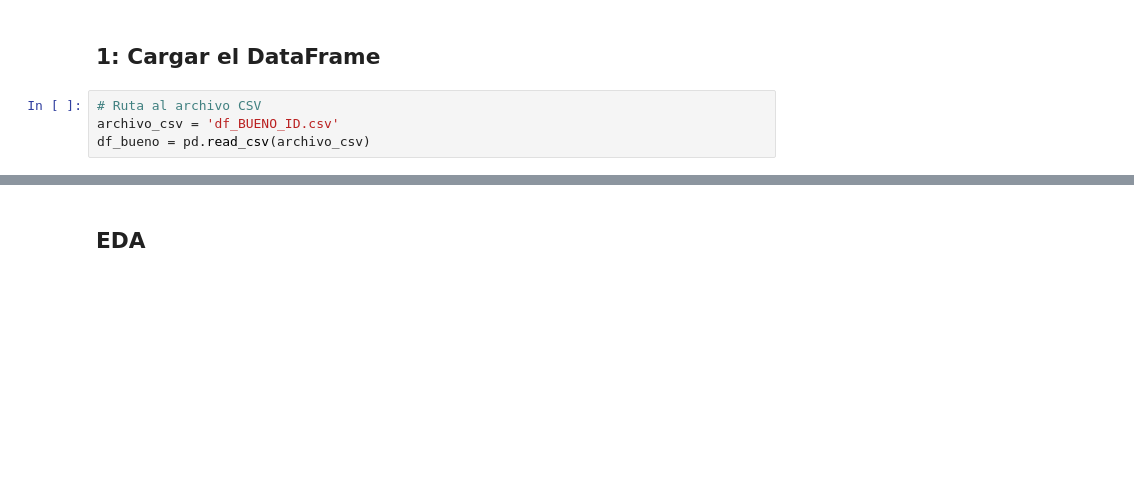
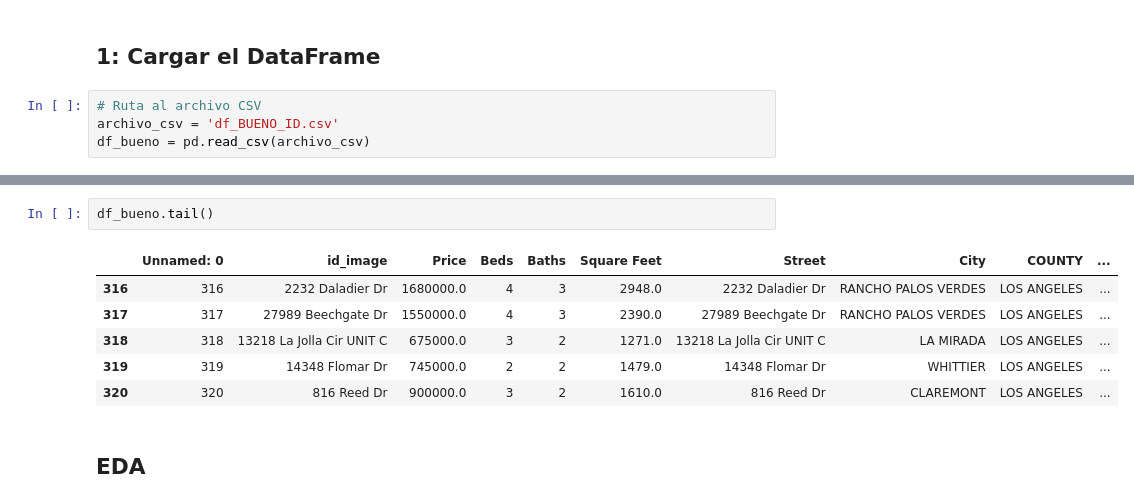
Before and after one commit to veronicasmn/Prediccion_del_Precio_de_una_Vivienda, a Jupyter notebook: imagenes.ipynb, the cells around one changed output, grey strips where cells are left out. Saved outputs shown, nothing was run; the diff lists cells and outputs as text; blank space fills up the shorter version.

```diff
--- a/imagenes.ipynb
+++ b/imagenes.ipynb
@@ -74,6 +38,15 @@ df_bueno.head()
 | 2 | 2 | 1982 44th Ave | 1450000.0 | 3 | 2 | 1150.0 | 1982 44th Ave | SAN FRANCISCO | SAN FRANCISCO | ... |
 | 3 | 3 | 2731 41st Ave | 1310000.0 | 2 | 1 | 1012.0 | 2731 41st Ave | SAN FRANCISCO | SAN FRANCISCO | ... |
 | 4 | 4 | 216 Dorland St | 1360000.0 | 2 | 2 | 1132.0 | 216 Dorland St | SAN FRANCISCO | SAN FRANCISCO | ... |
+# %%
+df_bueno.tail()
+# %% [output]
+|  | Unnamed: 0 | id_image | Price | Beds | Baths | Square Feet | Street | City | COUNTY | ... |
+| 316 | 316 | 2232 Daladier Dr | 1680000.0 | 4 | 3 | 2948.0 | 2232 Daladier Dr | RANCHO PALOS VERDES | LOS ANGELES | ... |
+| 317 | 317 | 27989 Beechgate Dr | 1550000.0 | 4 | 3 | 2390.0 | 27989 Beechgate Dr | RANCHO PALOS VERDES | LOS ANGELES | ... |
+| 318 | 318 | 13218 La Jolla Cir UNIT C | 675000.0 | 3 | 2 | 1271.0 | 13218 La Jolla Cir UNIT C | LA MIRADA | LOS ANGELES | ... |
+| 319 | 319 | 14348 Flomar Dr | 745000.0 | 2 | 2 | 1479.0 | 14348 Flomar Dr | WHITTIER | LOS ANGELES | ... |
+| 320 | 320 | 816 Reed Dr | 900000.0 | 3 | 2 | 1610.0 | 816 Reed Dr | CLAREMONT | LOS ANGELES | ... |
 # %% [markdown]
 ## EDA
 # %% [markdown]
```
Also changed, not shown: parts of 23 cells of this notebook.
